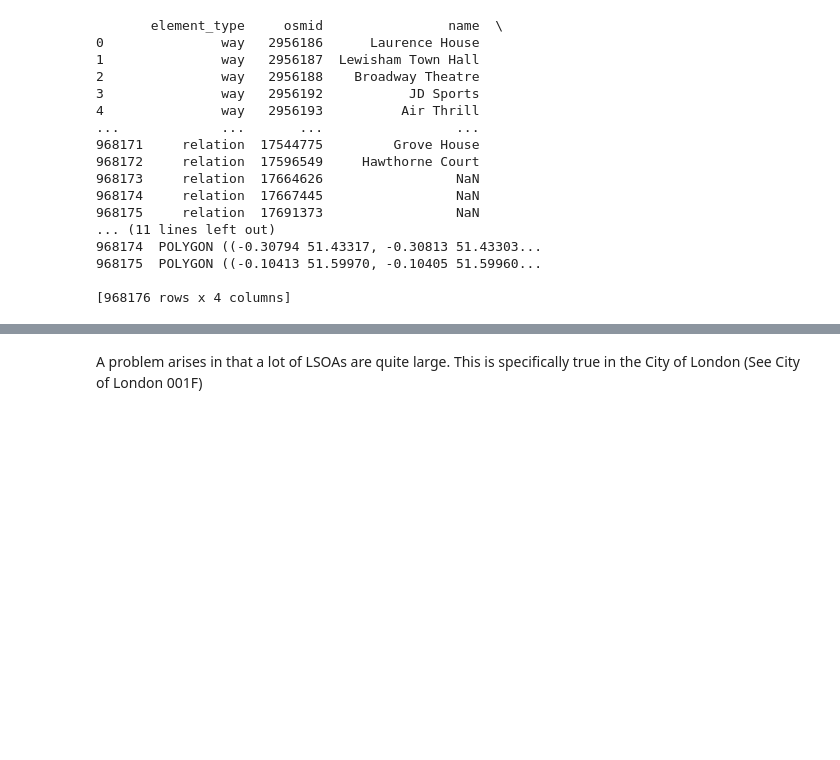
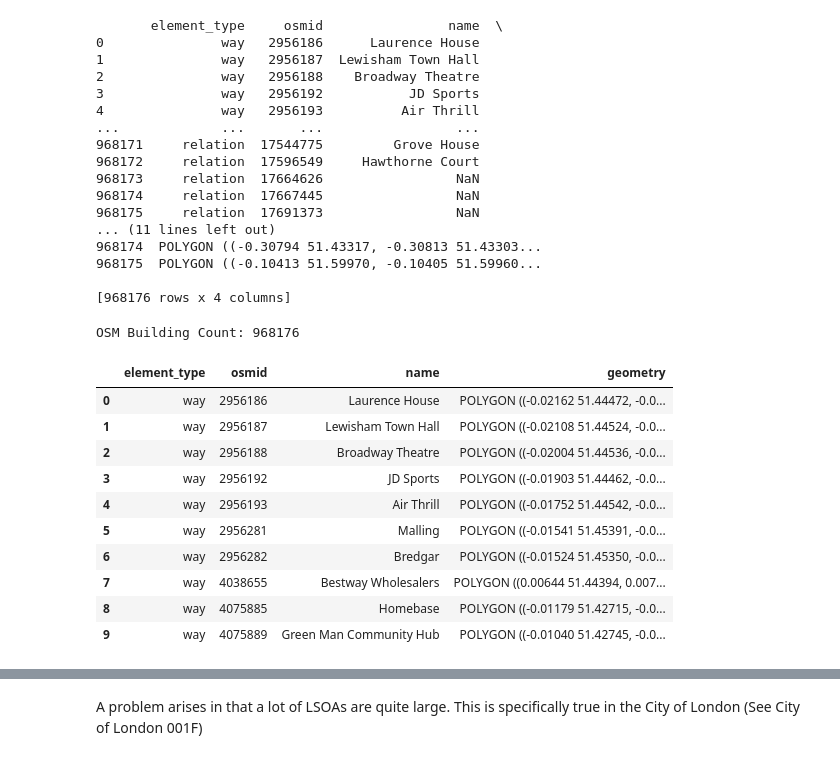
Before and after one commit to grolls23/MScDissertation, a Jupyter notebook: OvertureTest.ipynb, the cells around one changed output, grey strips where cells are left out. Cells and saved outputs as stored; diff of their text form; code cells hidden in the pictures; blank space fills up the shorter version.

```diff
--- a/OvertureTest.ipynb
+++ b/OvertureTest.ipynb
@@ -404,3 +405,21 @@ building_footprints.to_file("data/osmbuildings/building_footprints.geojson", dri
 968175  POLYGON ((-0.10413 51.59970, -0.10405 51.59960...
 
 [968176 rows x 4 columns]
+# %%
+#Take a look at the data - OSM
+
+print("OSM Building Count: " + str(building_footprints.shape[0]))
+building_footprints.head(10)
+# %% [output]
+OSM Building Count: 968176
+|  | element_type | osmid | name | geometry |
+| 0 | way | 2956186 | Laurence House | POLYGON ((-0.02162 51.44472, -0.0... |
+| 1 | way | 2956187 | Lewisham Town Hall | POLYGON ((-0.02108 51.44524, -0.0... |
+| 2 | way | 2956188 | Broadway Theatre | POLYGON ((-0.02004 51.44536, -0.0... |
+| 3 | way | 2956192 | JD Sports | POLYGON ((-0.01903 51.44462, -0.0... |
+| 4 | way | 2956193 | Air Thrill | POLYGON ((-0.01752 51.44542, -0.0... |
+| 5 | way | 2956281 | Malling | POLYGON ((-0.01541 51.45391, -0.0... |
+| 6 | way | 2956282 | Bredgar | POLYGON ((-0.01524 51.45350, -0.0... |
+| 7 | way | 4038655 | Bestway Wholesalers | POLYGON ((0.00644 51.44394, 0.007... |
+| 8 | way | 4075885 | Homebase | POLYGON ((-0.01179 51.42715, -0.0... |
+| 9 | way | 4075889 | Green Man Community Hub | POLYGON ((-0.01040 51.42745, -0.0... |
```
Also changed, not shown: parts of 4 cells of this notebook, 1 other file.
